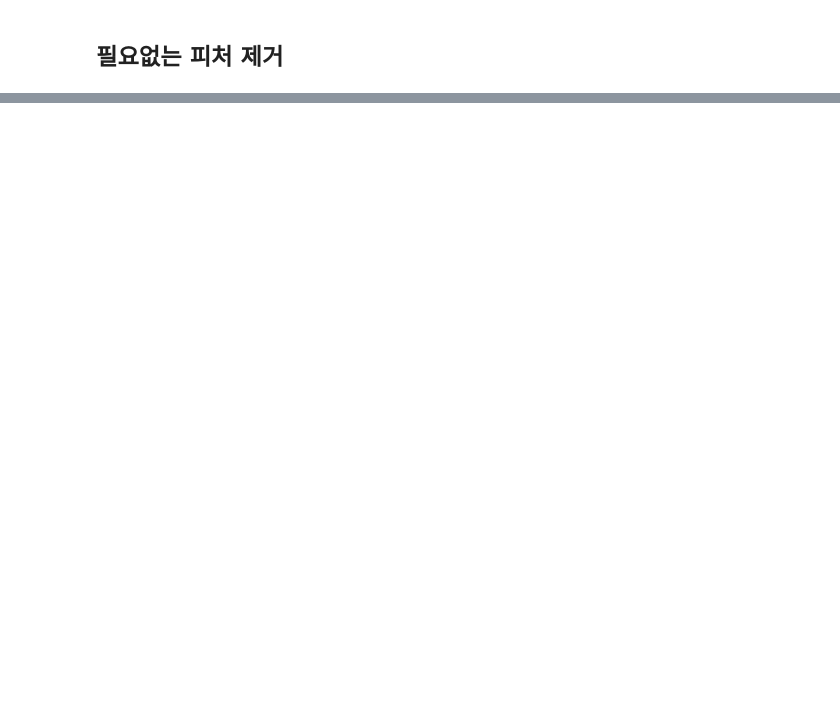
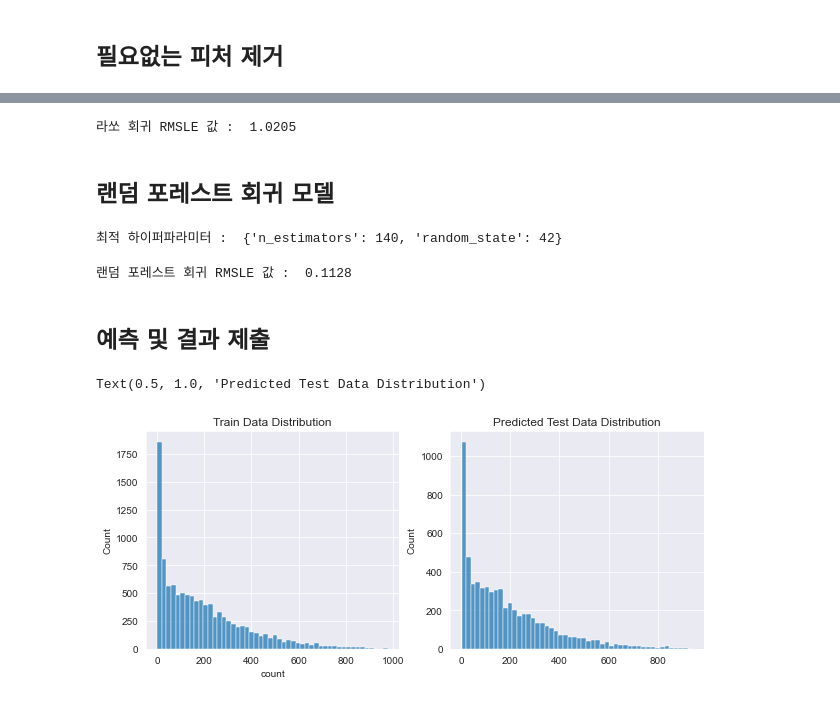
Before and after one commit to andypsh/BIGDATA2022, a Jupyter notebook: 머신러닝/Kaggle/자전거 대여 수요예측/자전거 대여 수요 예측_모델링.ipynb, the cells around one changed output, grey strips where cells are left out. Cells and saved outputs as stored; diff of their text form; code cells hidden in the pictures; blank space fills up the shorter version.

```diff
--- a/머신러닝/Kaggle/자전거 대여 수요예측/자전거 대여 수요 예측_모델링.ipynb
+++ b/머신러닝/Kaggle/자전거 대여 수요예측/자전거 대여 수요 예측_모델링.ipynb
@@ -102,0 +257,6 @@ all_data
+# %%
+from sklearn.linear_model import Ridge
+from sklearn.model_selection import GridSearchCV
+from sklearn import metrics
+
+ridge_model = Ridge()
@@ -102,0 +287,6 @@ all_data
+# %%
+log_y = np.log(y) # 타깃값 로그변환
+gridsearch_ridge_model.fit(X_train , log_y) # 훈련(그리드 서치)
+
+# 코드가 일관되도록 그리드서치 객체도 모델 객체와 똑같이 fit() 메서드를 제공한다. fit()을 실행하면 객체 생성 시 param_grid에 전달된 값을 순환하면서 교차 검증으로 평가지표 점수를 계산한다. 이때 가장 좋은 성능을 보인 값을 best_params_ 속성에 저장하여 최적 값으로
+# 훈련한 모델(최적 예측기)를 best_estimator_ 속성에 저장한다.
@@ -102,0 +342,60 @@ all_data
+# %%
+# 예측
+
+preds = gridsearch_lasso_model.best_estimator_.predict(X_train)
+
+# 평가
+
+print(f'라쏘 회귀 RMSLE 값 : {rmsle(log_y , preds , True) : .4f}')
+# %% [output]
+라쏘 회귀 RMSLE 값 :  1.0205
+# %% [markdown]
+## 랜덤 포레스트 회귀 모델
+# %%
+from sklearn.ensemble import RandomForestRegressor
+
+# 모델 생성
+
+randomforest_model = RandomForestRegressor()
+
+# 그리드서치 객체 생성
+
+rf_params = {'random_state' : [42] , 'n_estimators' : [100, 120 ,140]} # random_state는 랜덤 시드값 , n_estimators는 랜덤 포레스트를 구성하는 결정 트리 개수
+
+gridsearch_random_forest_model = GridSearchCV(estimator= randomforest_model , param_grid= rf_params ,
+                                              scoring = rmsle_scorer , cv=5)
+
+# 그리드서치 수행
+
+log_y = np.log(y)
+gridsearch_random_forest_model.fit(X_train , log_y)
+
+print('최적 하이퍼파라미터 : ' , gridsearch_random_forest_model.best_params_)
+# %% [output]
+최적 하이퍼파라미터 :  {'n_estimators': 140, 'random_state': 42}
+# %%
+# 예측
+preds = gridsearch_random_forest_model.best_estimator_.predict(X_train)
+
+# 평가
+print(f'랜덤 포레스트 회귀 RMSLE 값 : {rmsle(log_y , preds , True) : .4f}' )
+# %% [output]
+랜덤 포레스트 회귀 RMSLE 값 :  0.1128
+# %% [markdown]
+## 예측 및 결과 제출
+# %%
+import seaborn as sns
+import matplotlib.pyplot as plt
+
+randomforest_preds = gridsearch_random_forest_model.best_estimator_.predict(X_test)
+
+fig, ax = plt.subplots(ncols=2)
+fig.set_size_inches(10,4)
+
+sns.histplot(y, bins = 50 , ax = ax[0])
+ax[0].set_title('Train Data Distribution')
+sns.histplot(np.exp(randomforest_preds) , bins = 50 , ax = ax[1])
+ax[1].set_title('Predicted Test Data Distribution')
+# %% [output]
+Text(0.5, 1.0, 'Predicted Test Data Distribution')
+[figure, added]
```
Also changed, not shown: parts of 31 cells of this notebook, 7 other files.
